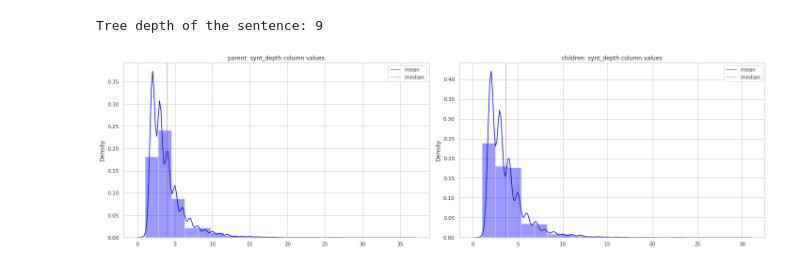
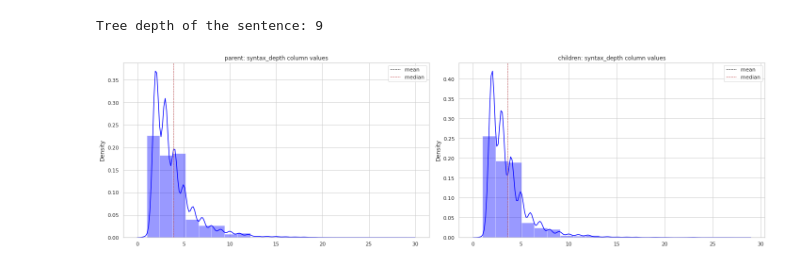
Before and after one commit to Gratisfo/Parentents-and-children, a Jupyter notebook: contrastive_analysis.ipynb, the cells around one changed output. Cells and saved outputs as stored; diff of their text form; code cells hidden in the pictures.

```diff
--- a/contrastive_analysis.ipynb
+++ b/contrastive_analysis.ipynb
@@ -168,0 +242,37 @@ plot_dist(data, "sent_num")
+# %%
+colors = ['red', 'blue']
+roles = ['parent', 'children']
+
+filt = data[0 < data['mtld']]
+
+
+# Iterate through the five airlines
+for i, role in enumerate(roles):
+    # Subset to the airline
+    subset = filt[filt['role'] == role]
+
+    # Draw the density plot
+    ax = sns.kdeplot(subset['mtld'],
+                 label = role, color=colors[i])
+    x = ax.lines[i].get_xdata()
+    y = ax.lines[i].get_ydata()
+
+    # пунктирная линия от пика распределения
+    ax.vlines(x[np.argmax(y)], 0, max(y),
+              linestyles='dotted', label='peak',
+              color=colors[i])
+
+    # линия среднего значения ну а вдруг
+    ax.scatter(subset['mtld'].mean(), 0,
+              label='mean',
+              color=colors[i],
+               marker=2)
+    ax.grid(False)
+
+
+# Plot formatting
+ax.xaxis.set_major_locator(MultipleLocator(20))
+ax.xaxis.set_minor_locator(MultipleLocator(10))
+plt.xlim(left=1, right=250)
+plt.legend(title = 'Role')
+plt.show()
@@ -299,14 +411,14 @@ for i, row in tqdm(data.iterrows(), total=data.shape[0]):
     depth_data.extend(depth_features)
     results.append(depth_features)
 # %%
-syn_depth = []
+syntax_depth = []
 for res in results:
   depth = [r[1] for r in res]
-  syn_depth.append(depth)
+  syntax_depth.append(depth)
 # %%
- data['synt_depth'] = syn_depth
+ data['syntax_depth'] = syntax_depth
 # %%
  # Посмотрим на распредление глубины синтаксических деревьев родителей и детей
- plot_len_dist(data, 'synt_depth')
+ plot_len_dist(data, 'syntax_depth', max =30)
 # %% [output]
-[figure, old version]
+[figure, new version]
```
Also changed, not shown: parts of 18 cells of this notebook.
